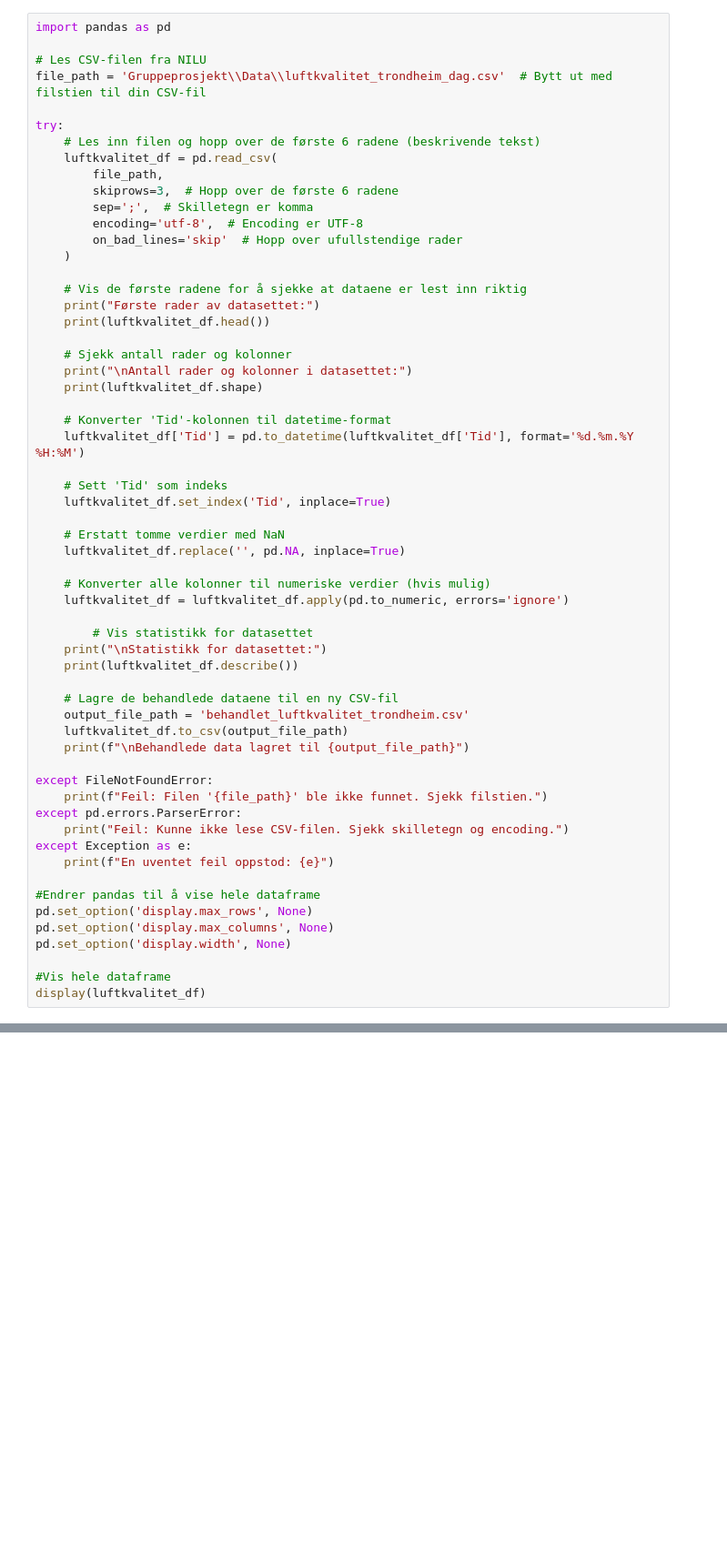
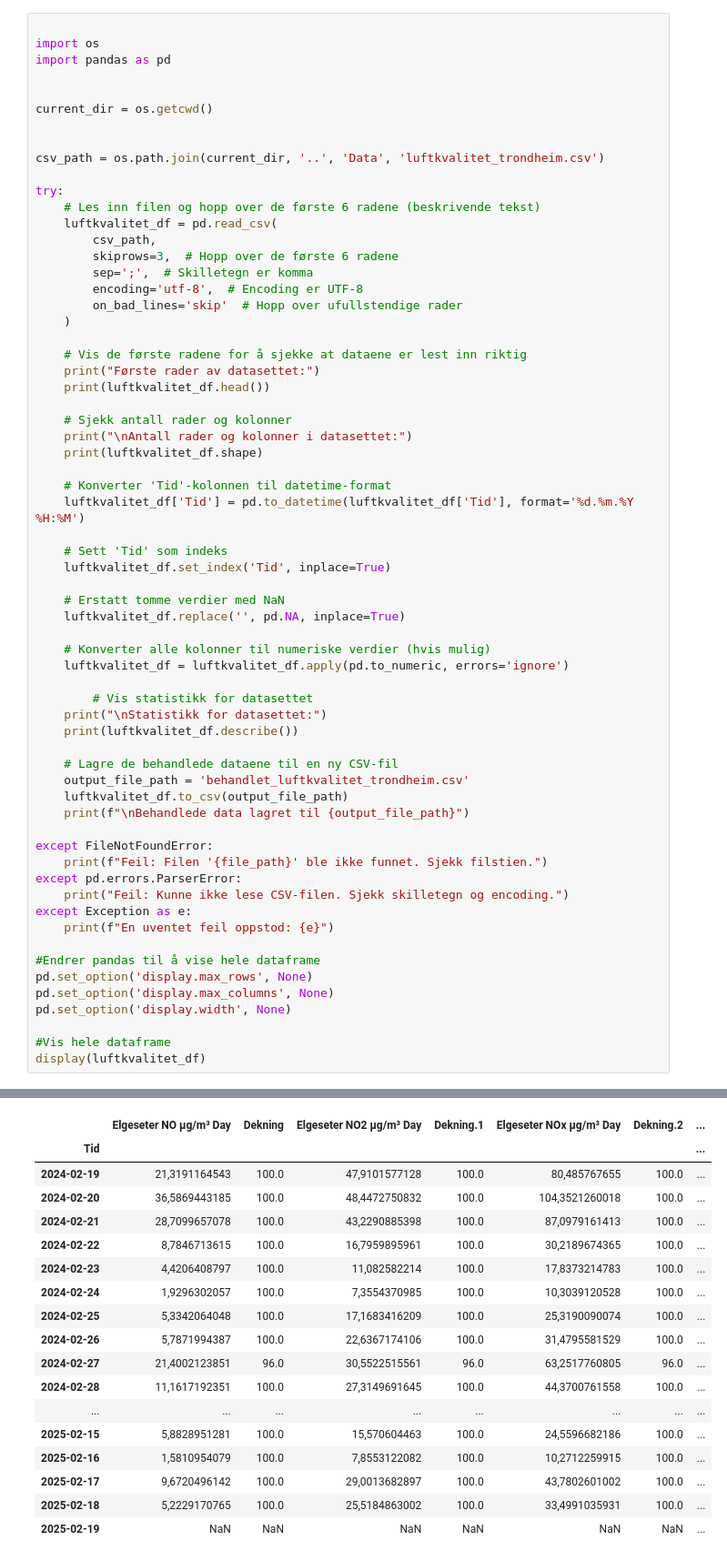
Before and after one commit to Ruchis356/Gruppeprosjekt, a Jupyter notebook: notebooks/nilu.ipynb, the cells around one changed output, grey strips where cells are left out. Shown: that part at 91% size. Saved outputs shown, nothing was run; the diff lists cells and outputs as text; blank space fills up the shorter version.

```diff
--- a/notebooks/nilu.ipynb
+++ b/notebooks/nilu.ipynb
@@ -1,13 +1,18 @@
 # %%
+
+import os
 import pandas as pd
 
-# Les CSV-filen fra NILU
-file_path = 'Gruppeprosjekt\\Data\\luftkvalitet_trondheim_dag.csv'  # Bytt ut med filstien til din CSV-fil
+
+current_dir = os.getcwd()
+
+
+csv_path = os.path.join(current_dir, '..', 'Data', 'luftkvalitet_trondheim.csv')
 
 try:
     # Les inn filen og hopp over de første 6 radene (beskrivende tekst)
     luftkvalitet_df = pd.read_csv(
-        file_path,
+        csv_path,
         skiprows=3,  # Hopp over de første 6 radene
         sep=';',  # Skilletegn er komma
         encoding='utf-8',  # Encoding er UTF-8
@@ -62,0 +67,18 @@ NameError: name 'luftkvalitet_df' is not defined
+|  | Elgeseter NO µg/m³ Day | Dekning | Elgeseter NO2 µg/m³ Day | Dekning.1 | Elgeseter NOx µg/m³ Day | Dekning.2 | ... |
+| Tid |  |  |  |  |  |  | ... |
+| 2024-02-19 | 21,3191164543 | 100.0 | 47,9101577128 | 100.0 | 80,485767655 | 100.0 | ... |
+| 2024-02-20 | 36,5869443185 | 100.0 | 48,4472750832 | 100.0 | 104,3521260018 | 100.0 | ... |
+| 2024-02-21 | 28,7099657078 | 100.0 | 43,2290885398 | 100.0 | 87,0979161413 | 100.0 | ... |
+| 2024-02-22 | 8,7846713615 | 100.0 | 16,7959895961 | 100.0 | 30,2189674365 | 100.0 | ... |
+| 2024-02-23 | 4,4206408797 | 100.0 | 11,082582214 | 100.0 | 17,8373214783 | 100.0 | ... |
+| 2024-02-24 | 1,9296302057 | 100.0 | 7,3554370985 | 100.0 | 10,3039120528 | 100.0 | ... |
+| 2024-02-25 | 5,3342064048 | 100.0 | 17,1683416209 | 100.0 | 25,3190090074 | 100.0 | ... |
+| 2024-02-26 | 5,7871994387 | 100.0 | 22,6367174106 | 100.0 | 31,4795581529 | 100.0 | ... |
+| 2024-02-27 | 21,4002123851 | 96.0 | 30,5522515561 | 96.0 | 63,2517760805 | 96.0 | ... |
+| 2024-02-28 | 11,1617192351 | 100.0 | 27,3149691645 | 100.0 | 44,3700761558 | 100.0 | ... |
+| ... | ... | ... | ... | ... | ... | ... | ... |
+| 2025-02-15 | 5,8828951281 | 100.0 | 15,570604463 | 100.0 | 24,5596682186 | 100.0 | ... |
+| 2025-02-16 | 1,5810954079 | 100.0 | 7,8553122082 | 100.0 | 10,2712259915 | 100.0 | ... |
+| 2025-02-17 | 9,6720496142 | 100.0 | 29,0013682897 | 100.0 | 43,7802601002 | 100.0 | ... |
+| 2025-02-18 | 5,2229170765 | 100.0 | 25,5184863002 | 100.0 | 33,4991035931 | 100.0 | ... |
+| 2025-02-19 | NaN | NaN | NaN | NaN | NaN | NaN | ... |
```
Also changed, not shown: parts of 1 cell of this notebook.
